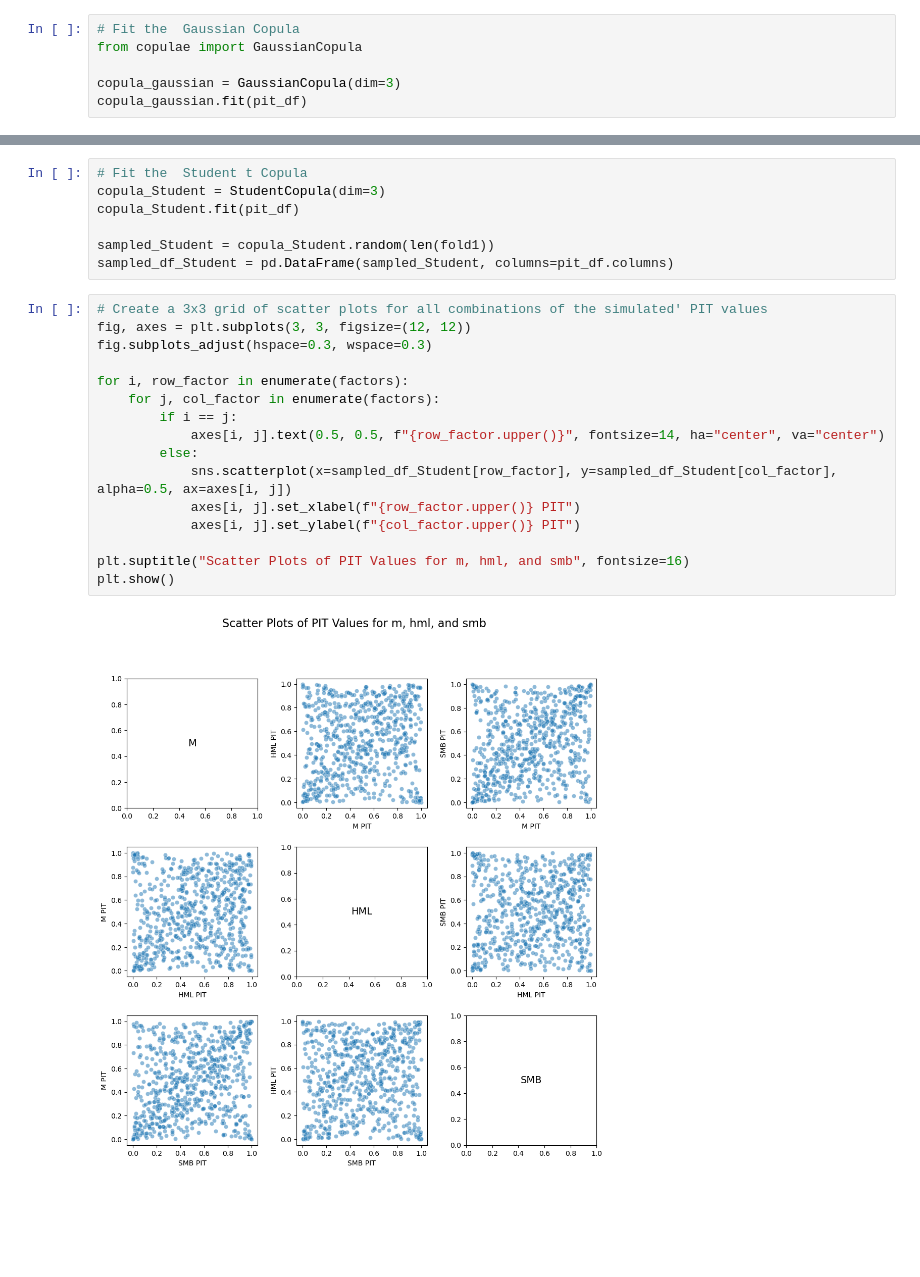
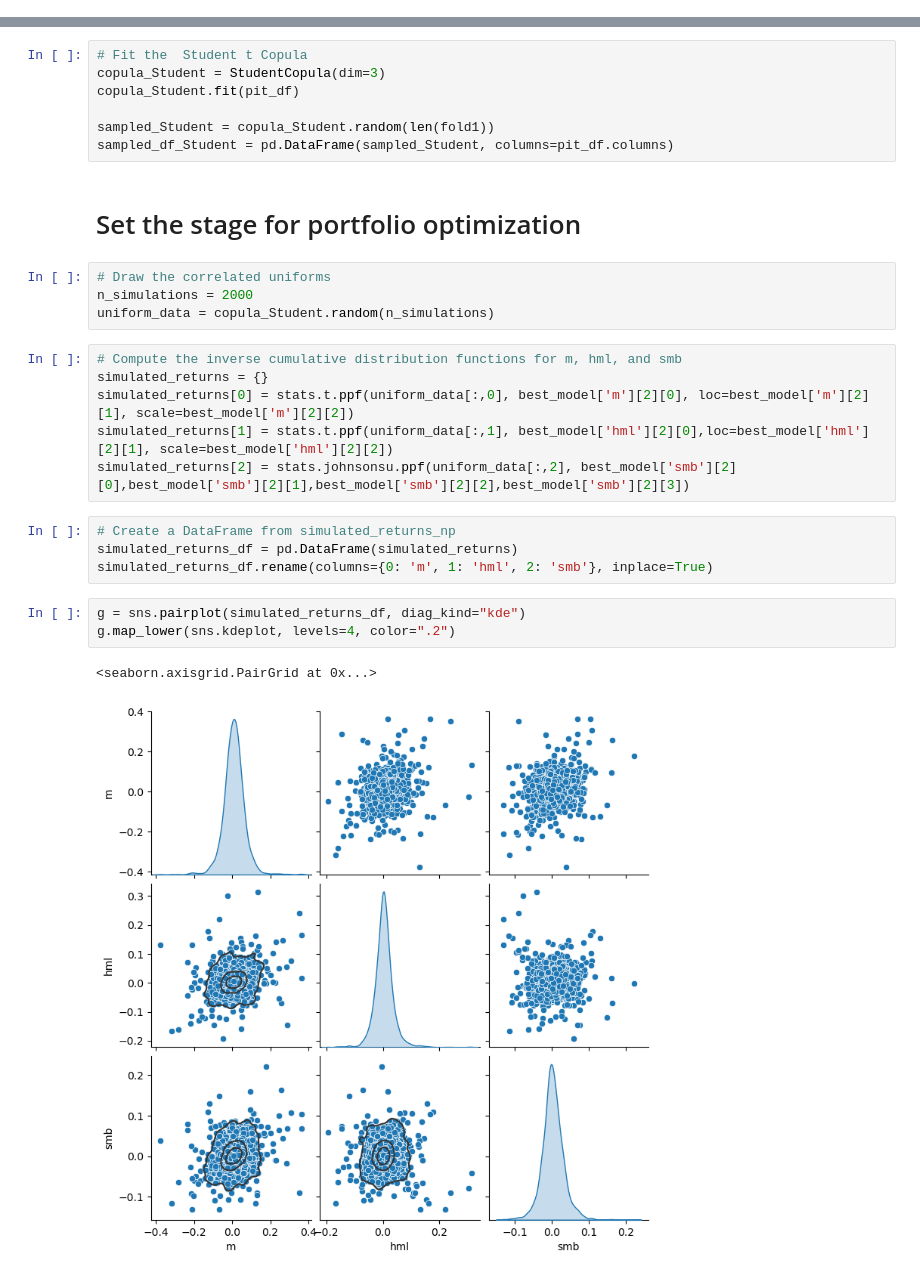
Before and after one commit to sam-hub708/544_Notebooks, a Jupyter notebook: 06_Portfolio_optimization_and_copulas/6_multi_portfolio_optimization.ipynb, the cells around one changed output, grey strips where cells are left out. Drawn from its saved outputs; the diff is of its cells as text; blank space fills up the shorter version.

```diff
--- a/06_Portfolio_optimization_and_copulas/6_multi_portfolio_optimization.ipynb
+++ b/06_Portfolio_optimization_and_copulas/6_multi_portfolio_optimization.ipynb
@@ -133,9 +116,3 @@ plt.show()
 # %%
 # Combine the PIT values into a DataFrame
 pit_df = pd.DataFrame(pit_values)
-# %%
-# Fit the  Gaussian Copula
-from copulae import GaussianCopula
-
-copula_gaussian = GaussianCopula(dim=3)
-copula_gaussian.fit(pit_df)
@@ -167,21 +123,25 @@ copula_Student.fit(pit_df)
 
 sampled_Student = copula_Student.random(len(fold1))
 sampled_df_Student = pd.DataFrame(sampled_Student, columns=pit_df.columns)
-# %%
-# Create a 3x3 grid of scatter plots for all combinations of the simulated' PIT values
-fig, axes = plt.subplots(3, 3, figsize=(12, 12))
-fig.subplots_adjust(hspace=0.3, wspace=0.3)
-
-for i, row_factor in enumerate(factors):
-    for j, col_factor in enumerate(factors):
-        if i == j:
-            axes[i, j].text(0.5, 0.5, f"{row_factor.upper()}", fontsize=14, ha="center", va="center")
-        else:
-            sns.scatterplot(x=sampled_df_Student[row_factor], y=sampled_df_Student[col_factor], alpha=0.5, ax=axes[i, j])
-            axes[i, j].set_xlabel(f"{row_factor.upper()} PIT")
-            axes[i, j].set_ylabel(f"{col_factor.upper()} PIT")
-
-plt.suptitle("Scatter Plots of PIT Values for m, hml, and smb", fontsize=16)
-plt.show()
-# %% [output]
-[figure, removed]
+# %% [markdown]
+# Set the stage for portfolio optimization
+# %%
+# Draw the correlated uniforms
+n_simulations = 2000
+uniform_data = copula_Student.random(n_simulations)
+# %%
+# Compute the inverse cumulative distribution functions for m, hml, and smb
+simulated_returns = {}
+simulated_returns[0] = stats.t.ppf(uniform_data[:,0], best_model['m'][2][0], loc=best_model['m'][2][1], scale=best_model['m'][2][2])
+simulated_returns[1] = stats.t.ppf(uniform_data[:,1], best_model['hml'][2][0],loc=best_model['hml'][2][1], scale=best_model['hml'][2][2])
+simulated_returns[2] = stats.johnsonsu.ppf(uniform_data[:,2], best_model['smb'][2][0],best_model['smb'][2][1],best_model['smb'][2][2],best_model['smb'][2][3])
+# %%
+# Create a DataFrame from simulated_returns_np
+simulated_returns_df = pd.DataFrame(simulated_returns)
+simulated_returns_df.rename(columns={0: 'm', 1: 'hml', 2: 'smb'}, inplace=True)
+# %%
+g = sns.pairplot(simulated_returns_df, diag_kind="kde")
+g.map_lower(sns.kdeplot, levels=4, color=".2")
+# %% [output]
+<seaborn.axisgrid.PairGrid at 0x...>
+[figure, added]
```
Also changed, not shown: parts of 11 cells of this notebook.
